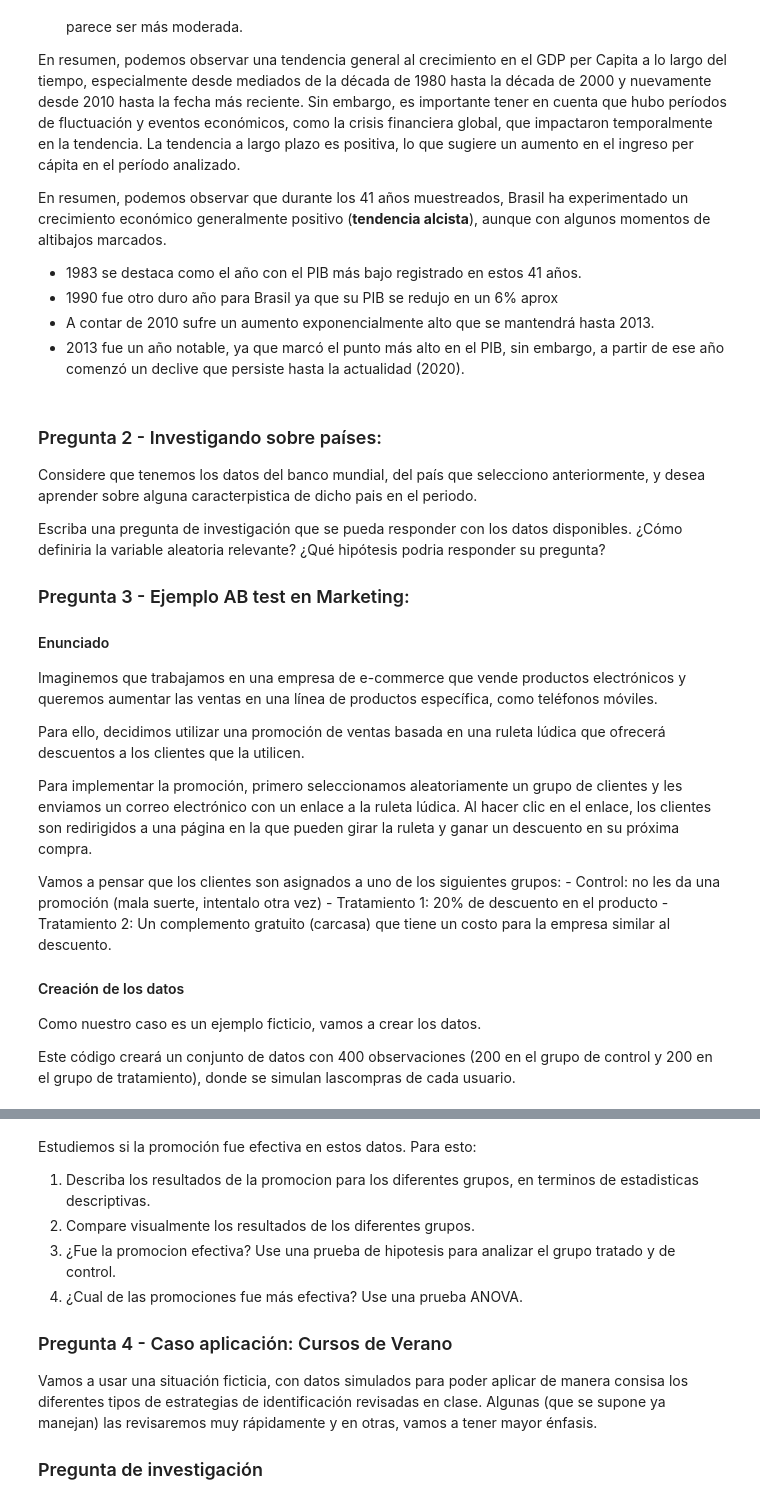
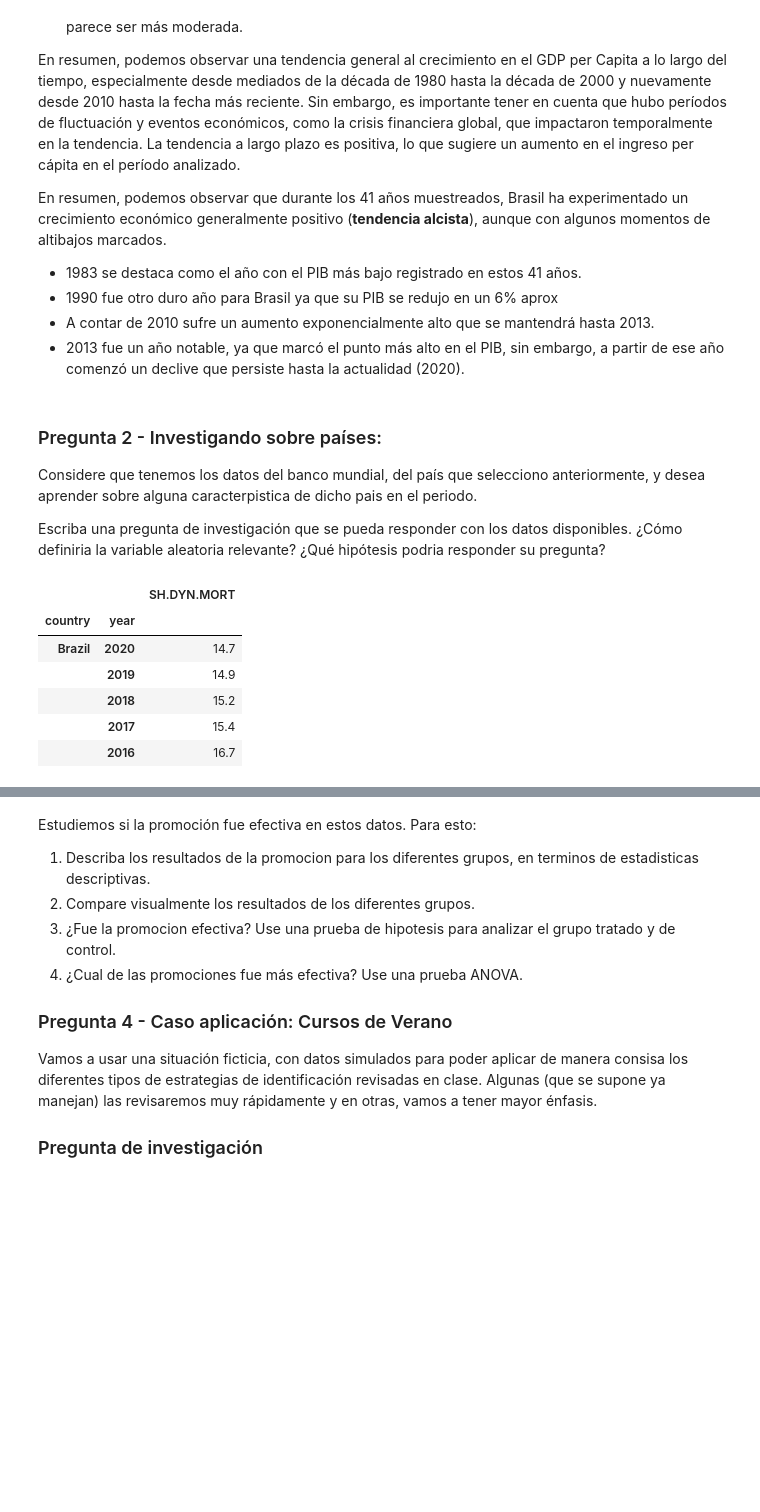
Before and after one commit to cindygarcia/TrabajoAnalisisDatos, a Jupyter notebook: taller1_enunciado.ipynb, the cells around one changed output, grey strips where cells are left out. Cells and saved outputs as stored; diff of their text form; code cells hidden in the pictures; blank space fills up the shorter version.

```diff
--- a/taller1_enunciado.ipynb
+++ b/taller1_enunciado.ipynb
@@ -226,34 +228,37 @@ de dicho pais en el periodo.
 Escriba una pregunta de investigación que se pueda responder con los
 datos disponibles. ¿Cómo definiria la variable aleatoria relevante? ¿Qué
 hipótesis podria responder su pregunta?
-
-### Pregunta 3 - Ejemplo AB test en Marketing:
-
-#### Enunciado
-
-Imaginemos que trabajamos en una empresa de e-commerce que vende
-productos electrónicos y queremos aumentar las ventas en una línea de
-productos específica, como teléfonos móviles.
-
-Para ello, decidimos utilizar una promoción de ventas basada en una
-ruleta lúdica que ofrecerá descuentos a los clientes que la utilicen.
-
-Para implementar la promoción, primero seleccionamos aleatoriamente un
-grupo de clientes y les enviamos un correo electrónico con un enlace a
-la ruleta lúdica. Al hacer clic en el enlace, los clientes son
-redirigidos a una página en la que pueden girar la ruleta y ganar un
-descuento en su próxima compra.
-
-Vamos a pensar que los clientes son asignados a uno de los siguientes
-grupos: - Control: no les da una promoción (mala suerte, intentalo otra
-vez) - Tratamiento 1: 20% de descuento en el producto - Tratamiento 2:
-Un complemento gratuito (carcasa) que tiene un costo para la empresa
-similar al descuento.
-
-#### Creación de los datos
-
-Como nuestro caso es un ejemplo ficticio, vamos a crear los datos.
-
-Este código creará un conjunto de datos con 400 observaciones (200 en el
-grupo de control y 200 en el grupo de tratamiento), donde se simulan
-lascompras de cada usuario.
+# %%
+# Define the indicators you want to retrieve (replace with your desired indicators)
+indicators = {
+    "SH.DYN.MORT": "Mortality rate, under-5 (per 1,000 live births)",
+    "SP.POP.TOTL": "Population, total",
+}
+
+countries = [p]
+
+# Set the date range
+data_date = ("1980", "2020")
+
+df_Mort_p = wb.download(
+                    #Use the indicator attribute to identify which indicator or indicators to download
+                    indicator='SH.DYN.MORT',
+                    #Use the country attribute to identify the countries you want data for
+                    country=[p],
+                    #Identify the first year for which you want the data, as an integer or a string
+                    start='1980',
+                    #Identify the last year for which you want the data, as an integer or a string
+                    end=2020
+                )
+
+# Fetch the data from the World Bank API
+# Print the retrieved data
+df_Mort_p.head()
+# %% [output]
+|  |  | SH.DYN.MORT |
+| country | year |  |
+| Brazil | 2020 | 14.7 |
+|  | 2019 | 14.9 |
+|  | 2018 | 15.2 |
+|  | 2017 | 15.4 |
+|  | 2016 | 16.7 |
```
Also changed, not shown: parts of 10 cells of this notebook.
